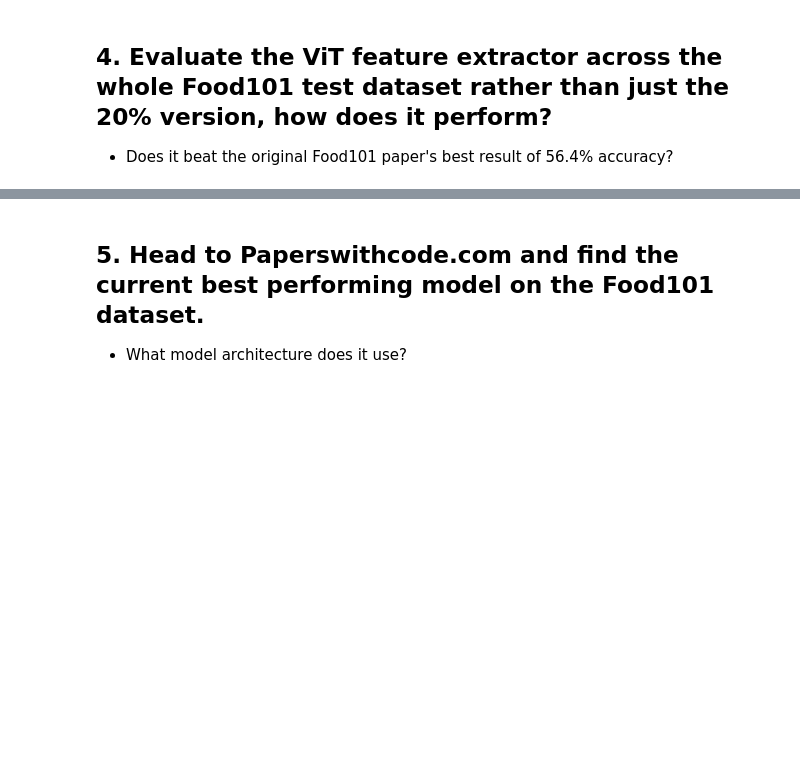
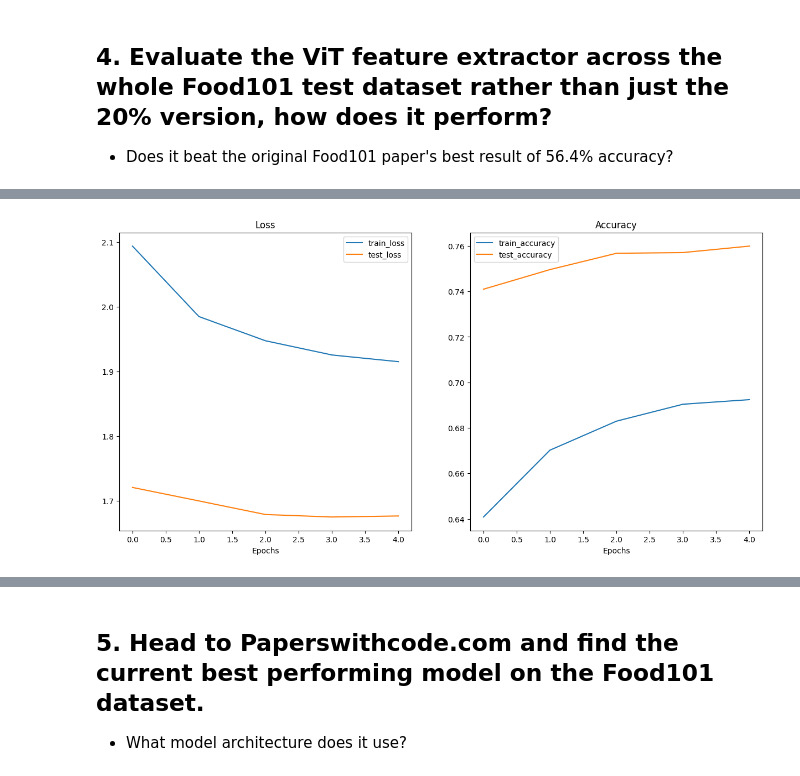
Before and after one commit to yhs2773/PyTorch-for-Deep-Learning-Machine-Learning-Full-Course, a Jupyter notebook: notebooks/09_pytorch_model_deployment_exercise.ipynb, the cells around one changed output, grey strips where cells are left out. Saved outputs shown, nothing was run; the diff lists cells and outputs as text; code cells hidden in the pictures; blank space fills up the shorter version.

```diff
--- a/notebooks/09_pytorch_model_deployment_exercise.ipynb
+++ b/notebooks/09_pytorch_model_deployment_exercise.ipynb
@@ -300,7 +301,7 @@ food101_train_transforms_vit = transforms.Compose([
 # get Food101 dataset
 train_food101 = torchvision.datasets.Food101(root='data',
                                              split='train',
-                                             transform=food101_transforms_vit,
+                                             transform=food101_train_transforms_vit,
                                              download=True)
 
 test_food101 = torchvision.datasets.Food101(root='data',
@@ -339,7 +345,7 @@ optimizer = torch.optim.Adam(params=vit_food101.parameters(),
 # train the model
 set_seeds()
 vit_food101_20_results = engine.train(model=vit_food101,
-                                      train_dataloder=train_dataloader_food101_20,
+                                      train_dataloader=train_dataloader_food101_20,
                                       test_dataloader=test_dataloader_food101_20,
                                       loss_fn=loss_fn,
                                       optimizer=optimizer,
@@ -397,3 +465,27 @@ vit_food101_pred_df[vit_food101_pred_df['correct'] == False].sort_values(ascendi
 # %% [markdown]
 ## 4. Evaluate the ViT feature extractor across the whole Food101 test dataset rather than just the 20% version, how does it perform?
 - Does it beat the original Food101 paper's best result of 56.4% accuracy?
+# %%
+# dataloader for the whole dataset
+train_dataloader_food101 = torch.utils.data.DataLoader(dataset=train_food101,
+                                                       batch_size=32,
+                                                       shuffle=True)
+
+test_dataloader_food101 = torch.utils.data.DataLoader(dataset=test_food101,
+                                                      batch_size=32,
+                                                      shuffle=False)
+# %%
+# train on Food101 dataset with already trained model on 20% of Food101 data
+loss_fn = torch.nn.CrossEntropyLoss(label_smoothing=0.1)
+
+optimizer = torch.optim.Adam(params=vit_food101.parameters(),
+                             lr=1e-3)
+
+set_seeds()
+vit_food101_results = engine.train(model=vit_food101,
+                                   train_dataloader=train_dataloader_food101,
+                                   test_dataloader=test_dataloader_food101,
+                                   loss_fn=loss_fn,
+                                   optimizer=optimizer,
+                                   epochs=5,
+                                   device=device)
@@ -399,0 +498,5 @@ vit_food101_pred_df[vit_food101_pred_df['correct'] == False].sort_values(ascendi
+# %%
+# plot curves
+plot_loss_curves(vit_food101_results)
+# %% [output]
+[figure, added]
```
Also changed, not shown: parts of 20 cells of this notebook.
